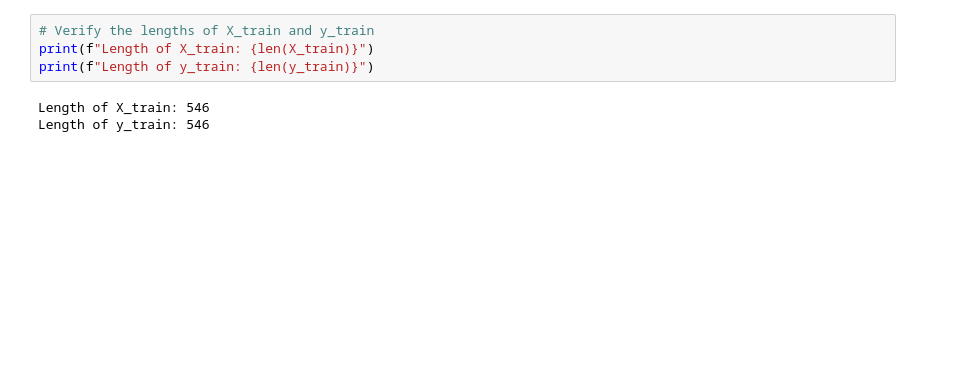
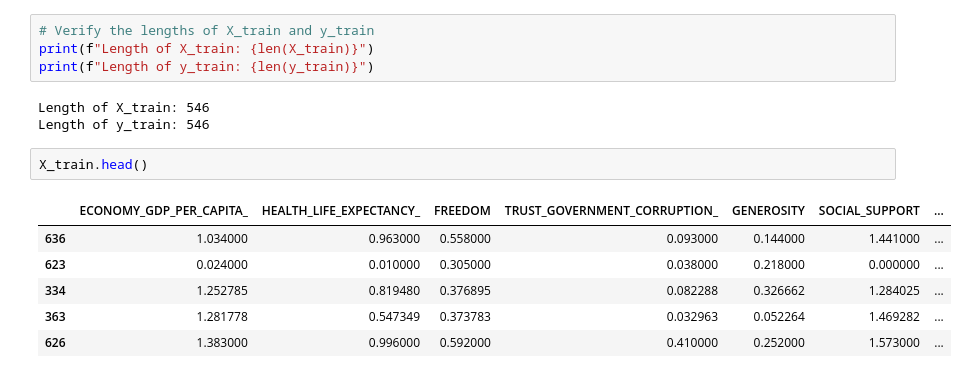
Before and after one commit to VanessaSuare/Workshop3, a Jupyter notebook: notebooks/EDA_002.ipynb, the cells around one changed output. Cells and saved outputs as stored; diff of their text form; blank space fills up the shorter version.

```diff
--- a/notebooks/EDA_002.ipynb
+++ b/notebooks/EDA_002.ipynb
@@ -335,3 +350,12 @@ print(f"Length of y_train: {len(y_train)}")
 # %% [output]
 Length of X_train: 546
 Length of y_train: 546
+# %%
+X_train.head()
+# %% [output]
+|  | ECONOMY_GDP_PER_CAPITA_ | HEALTH_LIFE_EXPECTANCY_ | FREEDOM | TRUST_GOVERNMENT_CORRUPTION_ | GENEROSITY | SOCIAL_SUPPORT | ... |
+| 636 | 1.034000 | 0.963000 | 0.558000 | 0.093000 | 0.144000 | 1.441000 | ... |
+| 623 | 0.024000 | 0.010000 | 0.305000 | 0.038000 | 0.218000 | 0.000000 | ... |
+| 334 | 1.252785 | 0.819480 | 0.376895 | 0.082288 | 0.326662 | 1.284025 | ... |
+| 363 | 1.281778 | 0.547349 | 0.373783 | 0.032963 | 0.052264 | 1.469282 | ... |
+| 626 | 1.383000 | 0.996000 | 0.592000 | 0.410000 | 0.252000 | 1.573000 | ... |
```
Also changed, not shown: parts of 12 cells of this notebook, 10 other files.
